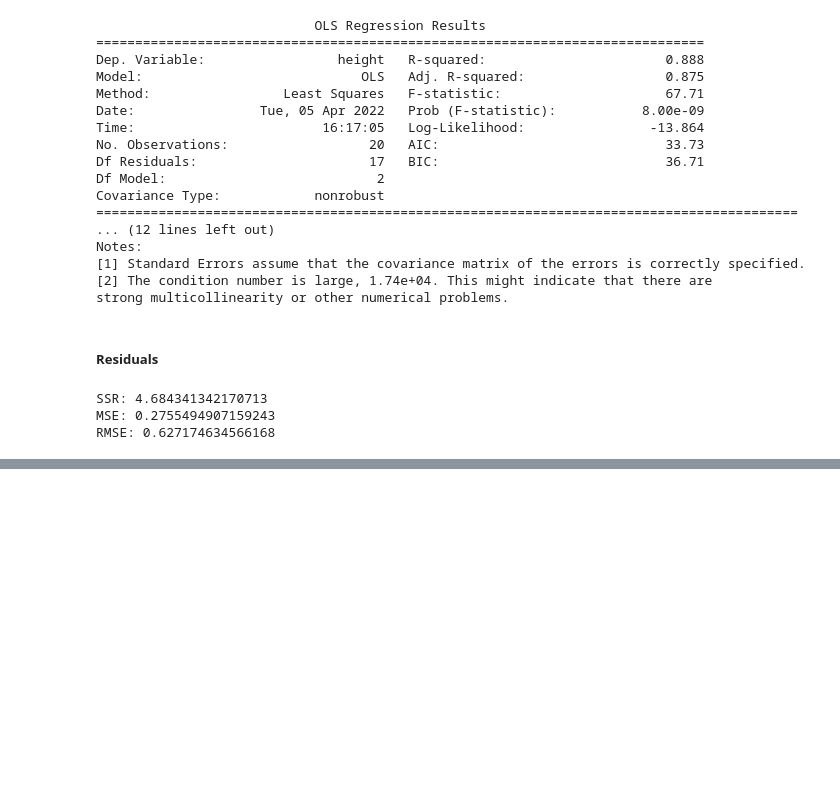
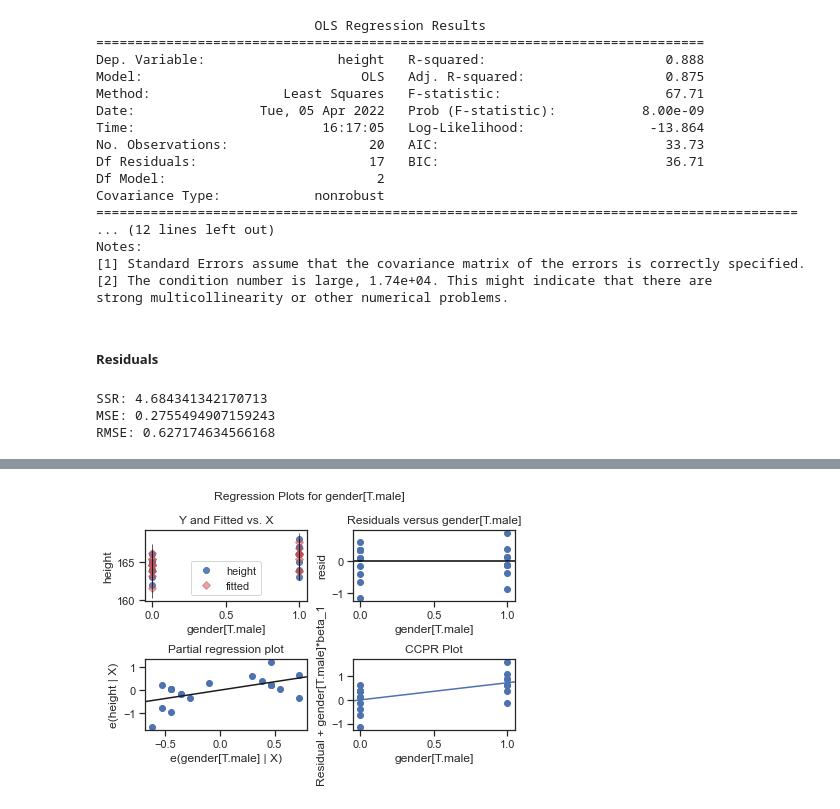
Before and after one commit to lenabinder1001/regression-height, a Jupyter notebook: models/regression-height.ipynb, the cells around one changed output, grey strips where cells are left out. Cells and saved outputs as stored; diff of their text form; code cells hidden in the pictures; blank space fills up the shorter version.

```diff
--- a/models/regression-height.ipynb
+++ b/models/regression-height.ipynb
@@ -219,0 +232,5 @@ RMSE: 0.627174634566168
+# %%
+fig = sm.graphics.plot_regress_exog(fit_2, "gender[T.male]")
+fig.tight_layout(pad=1.0)
+# %% [output]
+[figure, added]
```
Also changed, not shown: parts of 4 cells of this notebook.
